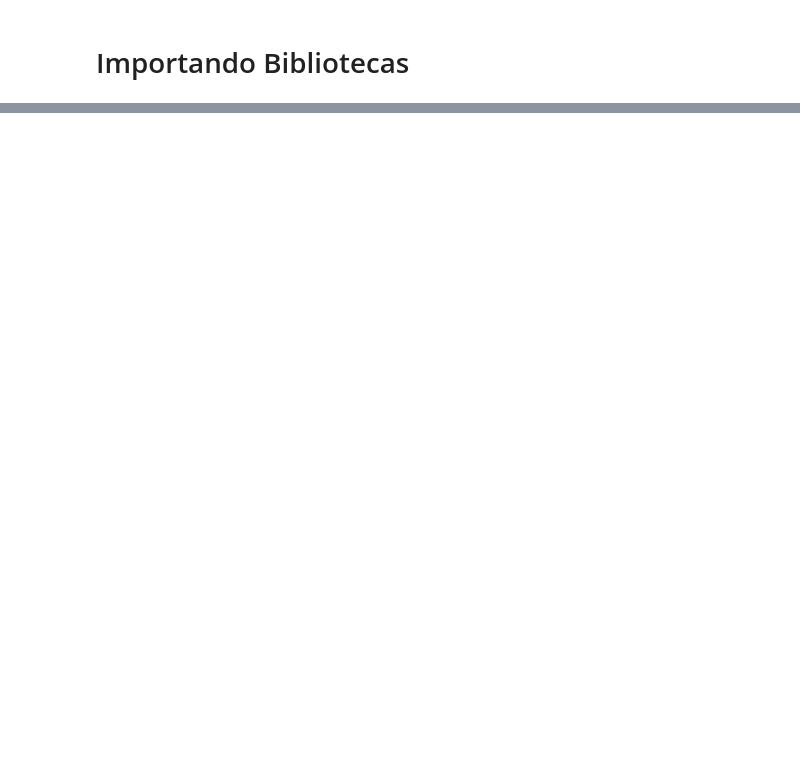
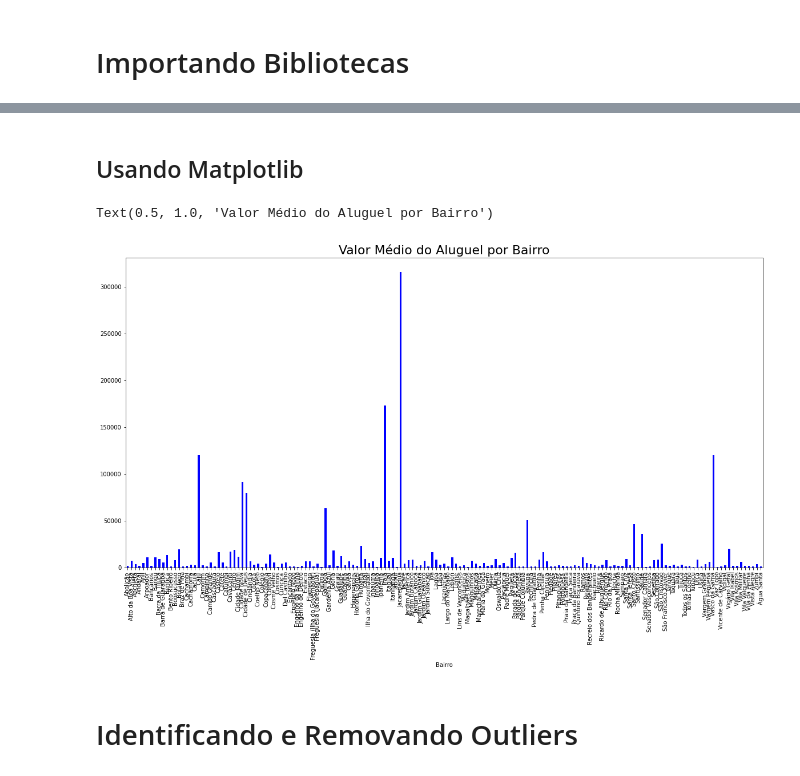
Before and after one commit to seifferth-lopes/Data-Science-Pandas_Limpeza_Analise, a Jupyter notebook: base.ipynb, the cells around one changed output, grey strips where cells are left out. Drawn from its saved outputs; the diff is of its cells as text; code cells hidden in the pictures; blank space fills up the shorter version.

```diff
--- a/base.ipynb
+++ b/base.ipynb
@@ -21,0 +661,3 @@ base_de_dados
+# %%
+bairros = dados.Bairro.unique()
+bairros
@@ -21,0 +682,3 @@ base_de_dados
+# %%
+selecao = dados['Bairro'].isin(bairros)
+dados = dados[selecao]
@@ -21,0 +700,2 @@ base_de_dados
+# %%
+grupo_bairro = dados.groupby('Bairro')
@@ -21,0 +784,13 @@ base_de_dados
+# %% [markdown]
+## Usando Matplotlib
+# %%
+plt.rc('figure',figsize = (20,10))
+# %%
+fig = grupo_bairro['Valor'].mean().plot.bar(color = 'blue')
+fig.set_visible('Valor do Aluguel')
+fig.set_title('Valor Médio do Aluguel por Bairro', {'fontsize': 22})
+# %% [output]
+Text(0.5, 1.0, 'Valor Médio do Aluguel por Bairro')
+[figure, added]
+# %% [markdown]
+# Identificando e Removando Outliers
```
Also changed, not shown: parts of 105 cells of this notebook, 2 other files.
